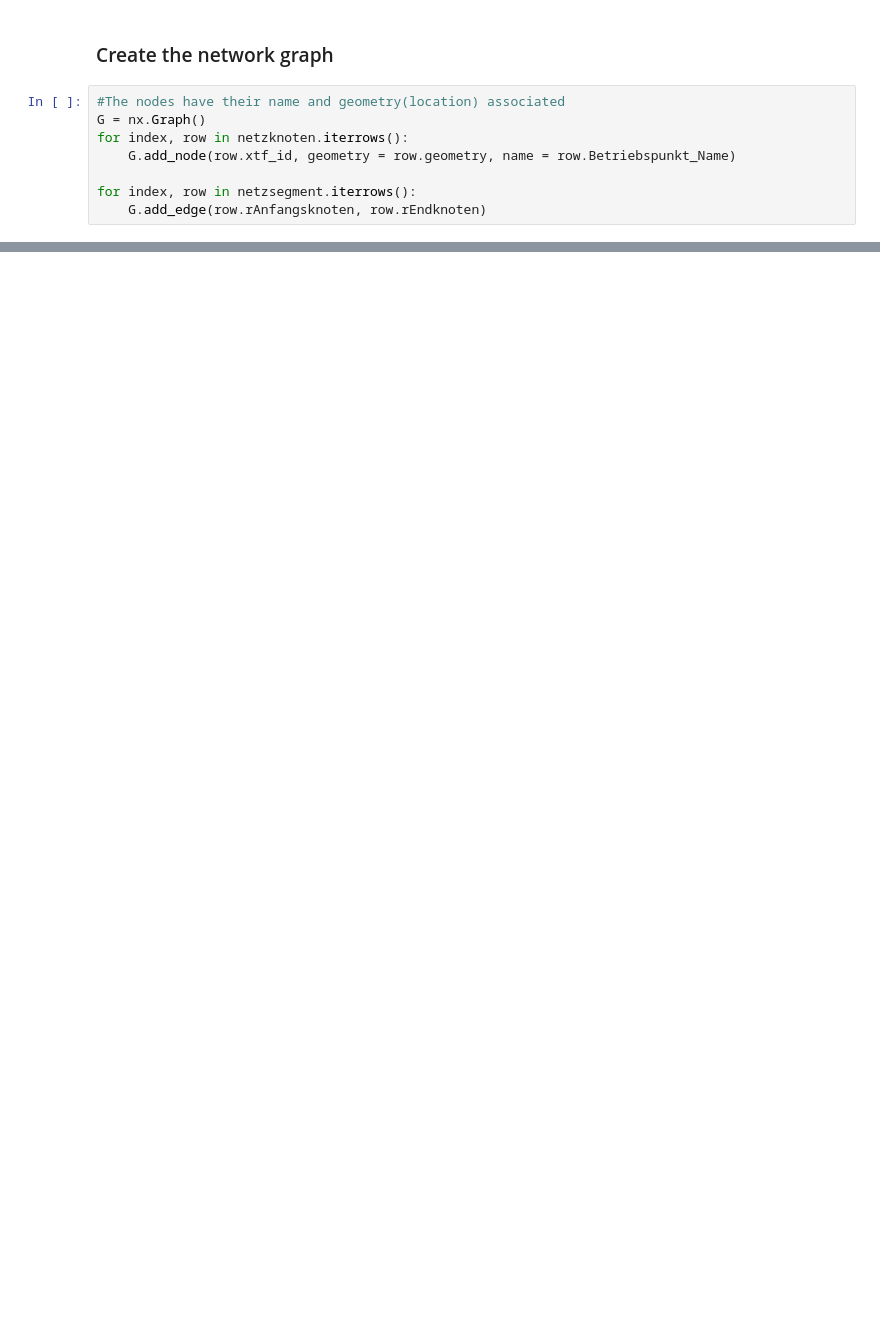
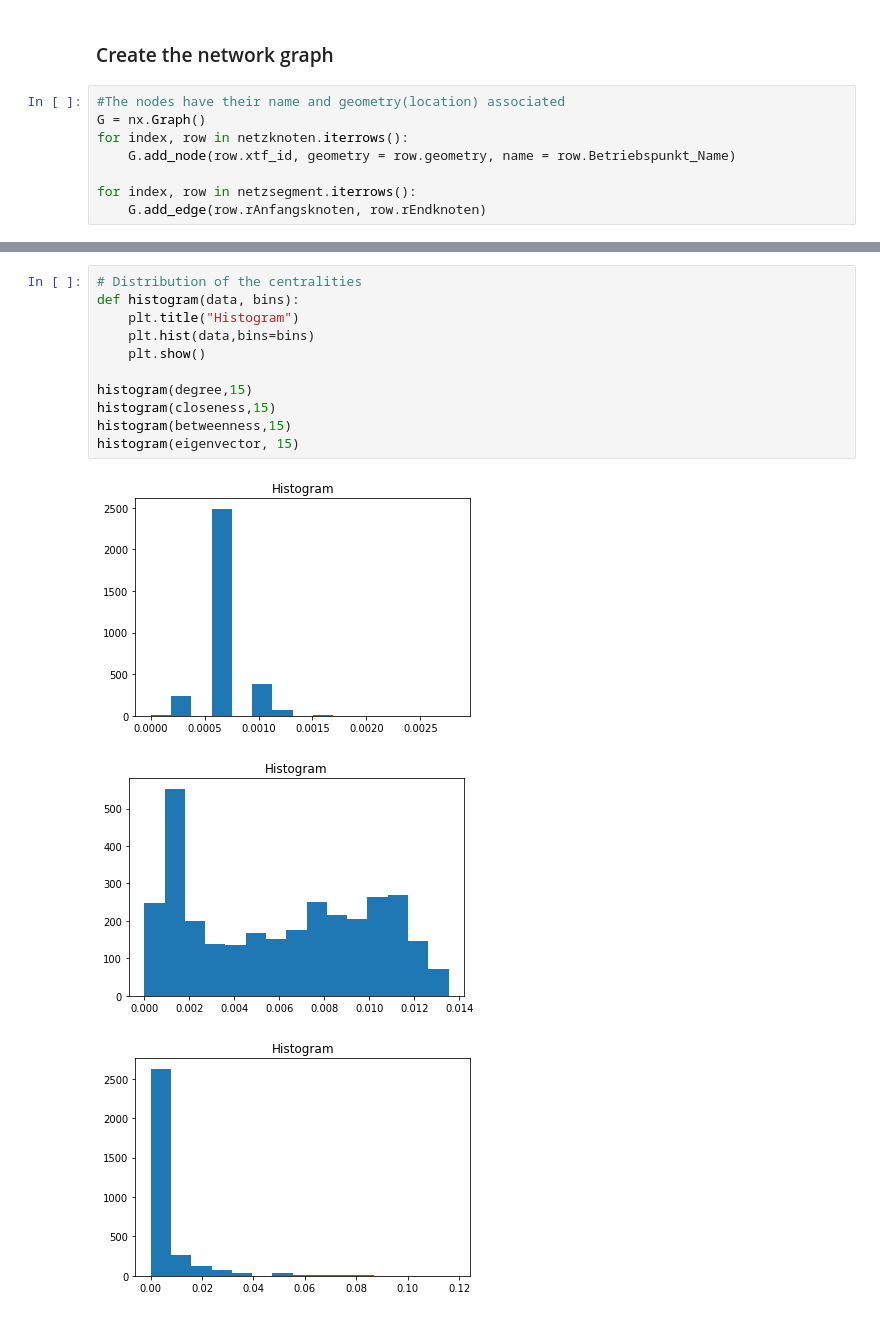
Before and after one commit to mathiasluethi/network-science-final-project, a Jupyter notebook: Network Science Final Project.ipynb, the cells around one changed output, grey strips where cells are left out. Drawn from its saved outputs; the diff is of its cells as text; blank space fills up the shorter version.

```diff
--- a/Network Science Final Project.ipynb
+++ b/Network Science Final Project.ipynb
@@ -65,0 +109,15 @@ plt.show()
+# %%
+# Distribution of the centralities
+def histogram(data, bins):
+    plt.title("Histogram")
+    plt.hist(data,bins=bins)
+    plt.show()
+
+histogram(degree,15)
+histogram(closeness,15)
+histogram(betweenness,15)
+histogram(eigenvector, 15)
+# %% [output]
+[figure, added]
+[figure, added]
+[figure, added]
```
Also changed, not shown: parts of 13 cells of this notebook.
